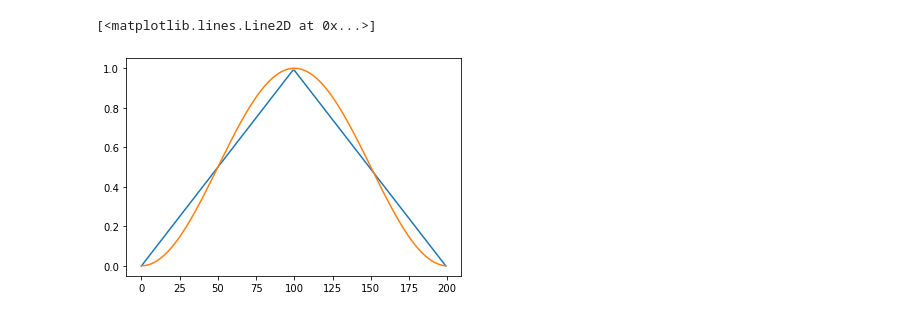
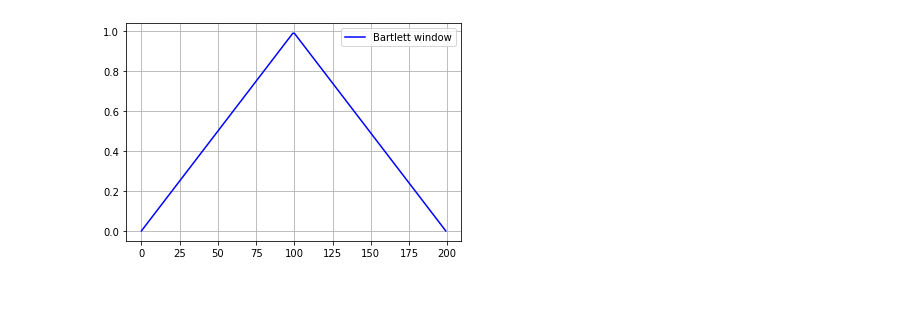
Before and after one commit to AndrewAday/cross-synthesis, a Jupyter notebook: LPC-cross-synthesis.ipynb, the cells around one changed output. Cells and saved outputs as stored; diff of their text form; code cells hidden in the pictures.

```diff
--- a/LPC-cross-synthesis.ipynb
+++ b/LPC-cross-synthesis.ipynb
@@ -55,12 +53,13 @@ def get_bartlett(L):
 def get_hanning(L):
     """ returns coefficients for hanning window of length L"""
     return 0.5* (1-np.cos(2*np.pi*np.arange(L)/L+1))
-# %%
-plt.plot(get_bartlett(200))
-plt.plot(get_hanning(200))
-# %% [output]
-[<matplotlib.lines.Line2D at 0x...>]
-[figure, removed]
+# %%
+plt.plot(get_bartlett(200), color='blue', label="Bartlett window")
+plt.legend()
+plt.grid()
+plt.show()
+# %% [output]
+[figure, added]
 # %%
 #==============STFT Functions===============#
 def get_windowed_signal(signal, L, R, w=None):
```
Also changed, not shown: parts of 8 cells of this notebook, 2 other files.
